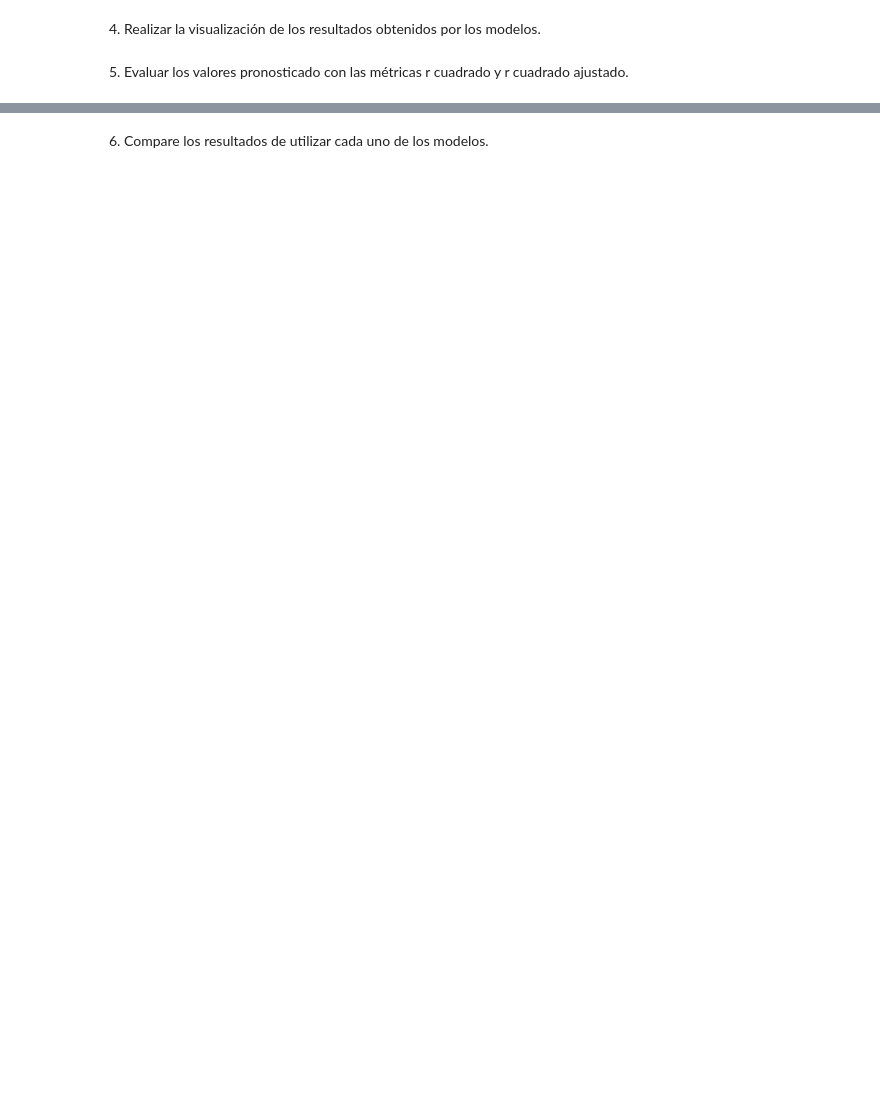
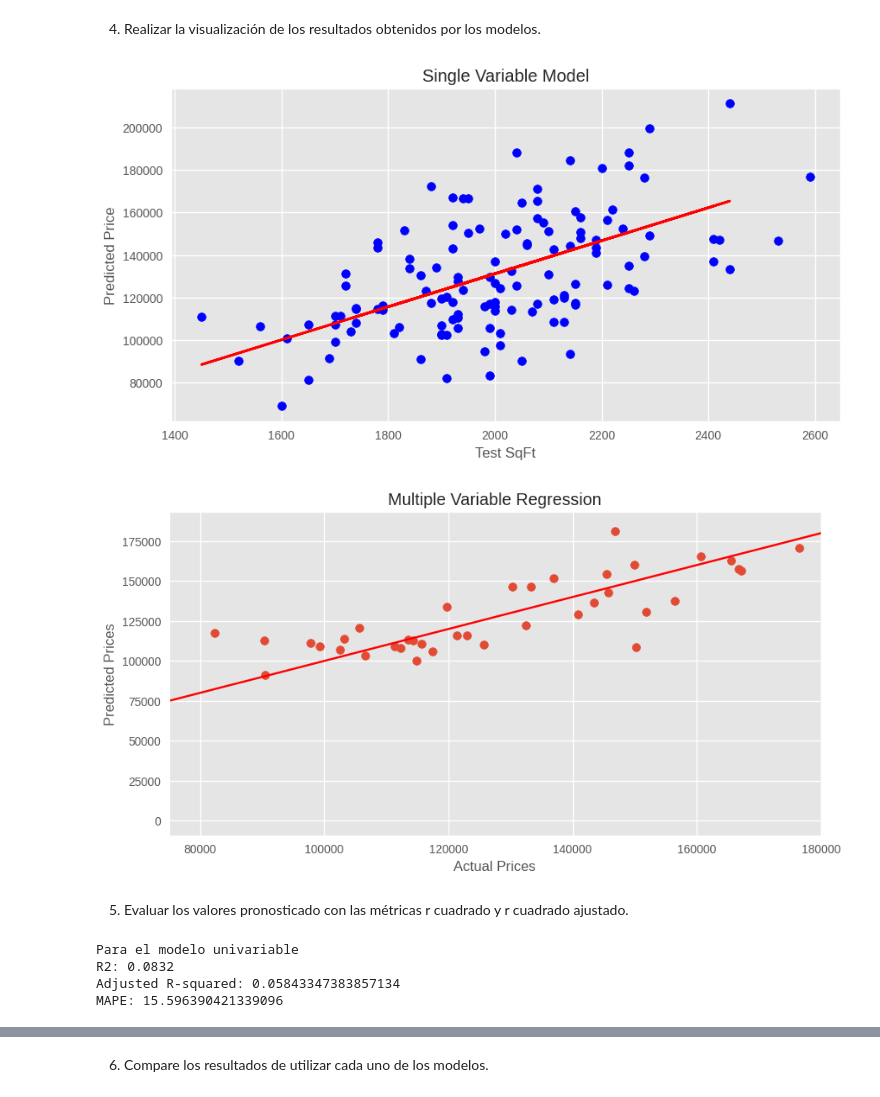
Before and after one commit to TineoC/IDS330-Asignaci-n-04, a Jupyter notebook: main.ipynb, the cells around one changed output, grey strips where cells are left out. Saved outputs shown, nothing was run; the diff lists cells and outputs as text; code cells hidden in the pictures; blank space fills up the shorter version.

```diff
--- a/main.ipynb
+++ b/main.ipynb
@@ -56,0 +105,3 @@ plt.show()
+# %%
+# Realizar predicion.
+y_pred = singleVariableModel.predict(x_test)
@@ -56,0 +110,17 @@ plt.show()
+# %%
+X = df[['SqFt', 'Bedrooms', 'Bathrooms', 'Neighborhood']]
+
+# Step 4: Convert categorical variables to numerical variables
+encoder = OneHotEncoder(sparse=False)
+X_encoded = encoder.fit_transform(X[['Neighborhood']])
+X.drop('Neighborhood', axis=1, inplace=True)
+X = np.concatenate((X, X_encoded), axis=1)
+
+# Step 5: Split the dataset
+X_mult_train, X_mult_test, y_mult_train, y_mult_test = train_test_split(X, y, test_size=0.3, random_state=42)
+
+# Step 6: Create the model
+multipleVariableModel = LinearRegression()
+
+# Step 7: Train the model
+multipleVariableModel.fit(X_mult_train, y_mult_train)
@@ -57,4 +133,57 @@ plt.show()
+# %%
+# Step 8: Evaluate the model
+y_mult_pred = multipleVariableModel.predict(X_mult_test)
 # %% [markdown]
 4. Realizar la visualización de los resultados obtenidos por los modelos.
+# %%
+fig = plt.subplots(figsize=(10,5))
+plt.scatter(df['SqFt'], df['Price'], c ="blue")
+plt.plot(x_test, y_pred, color="red", linewidth=2)
+# plt.xlim(0,300)
+plt.title('Single Variable Model')
+plt.xlabel('Test SqFt')
+plt.ylabel('Predicted Price')
+plt.show()
+
+fig = plt.subplots(figsize=(10,5))
+plt.scatter(y_mult_test, y_mult_pred)
+plt.xlabel("Actual Prices")
+plt.ylabel("Predicted Prices")
+plt.title("Multiple Variable Regression")
+
+# Add a line plot of the form y = x
+max_val = max(y_mult_test.max(), y_mult_pred.max())
+plt.plot([0, max_val], [0, max_val], color='red')
+plt.xlim(75000, 180000)
+
+plt.show()
+# %% [output]
+[figure, added]
+[figure, added]
 # %% [markdown]
 5. Evaluar los valores pronosticado con las métricas r cuadrado y r cuadrado ajustado.
+# %%
+# calculate the R-squared value
+r2 = r2_score(y_test, y_pred)
+
+# calculate the adjusted R-squared value
+n = len(y_test)
+k = x_test.shape[1]
+adj_r2 = 1 - ((1 - r2) * (n - 1) / (n - k - 1))
+
+# mean absolute percentage error
+# calculate the MAPE value
+mape = np.mean(np.abs((y_test - y_pred) / y_test)) * 100
+
+# Evaluar valores reales versus valores estimados.
+
+print("Para el modelo univariable")
+
+print("R2:", "{0:.4f}".format(r2_score(y_test, y_pred)),)
+print('Adjusted R-squared:', adj_r2)
+print('MAPE:', mape)
+# %% [output]
+Para el modelo univariable
+R2: 0.0832
+Adjusted R-squared: 0.05843347383857134
+MAPE: 15.596390421339096
```
Also changed, not shown: parts of 16 cells of this notebook.
